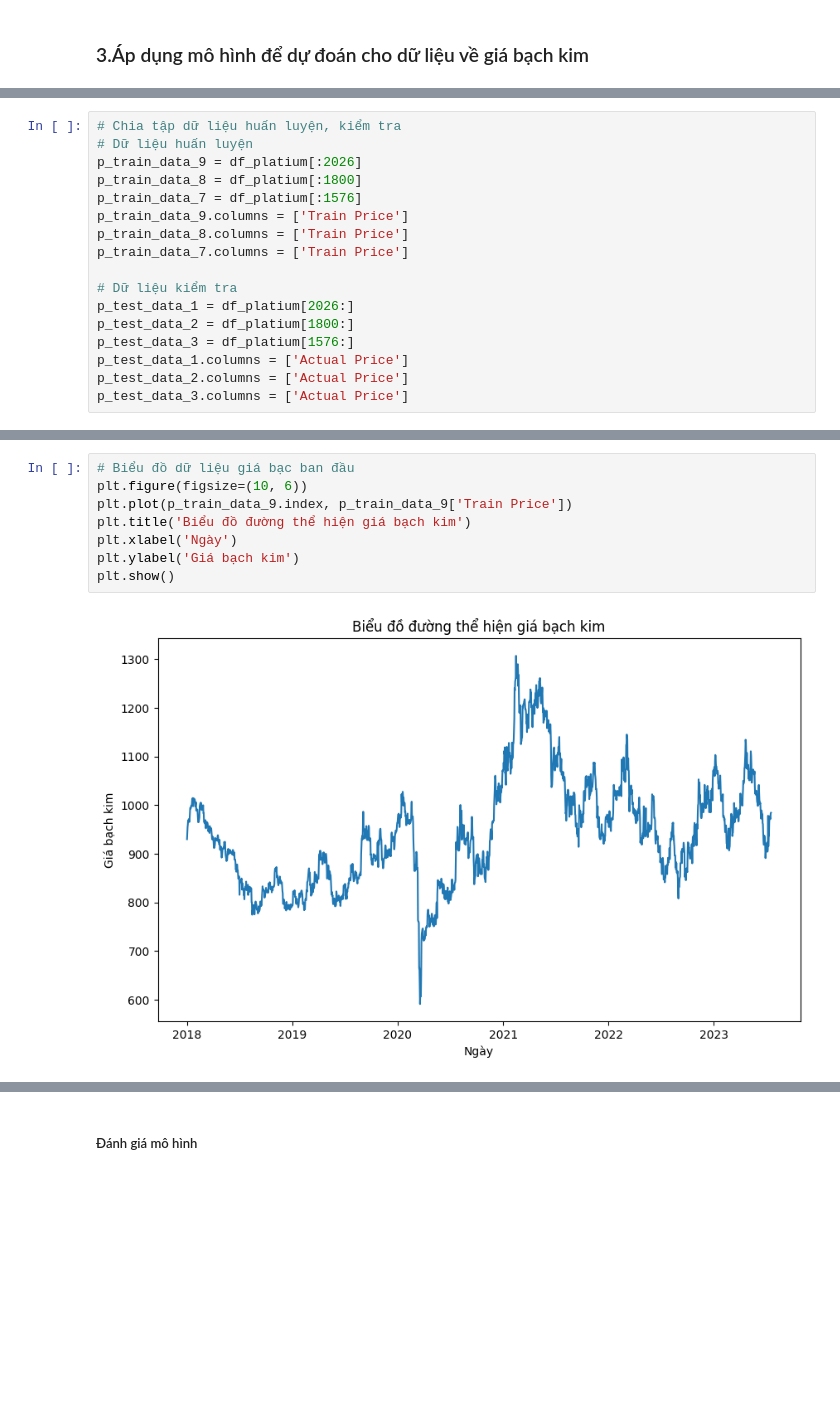
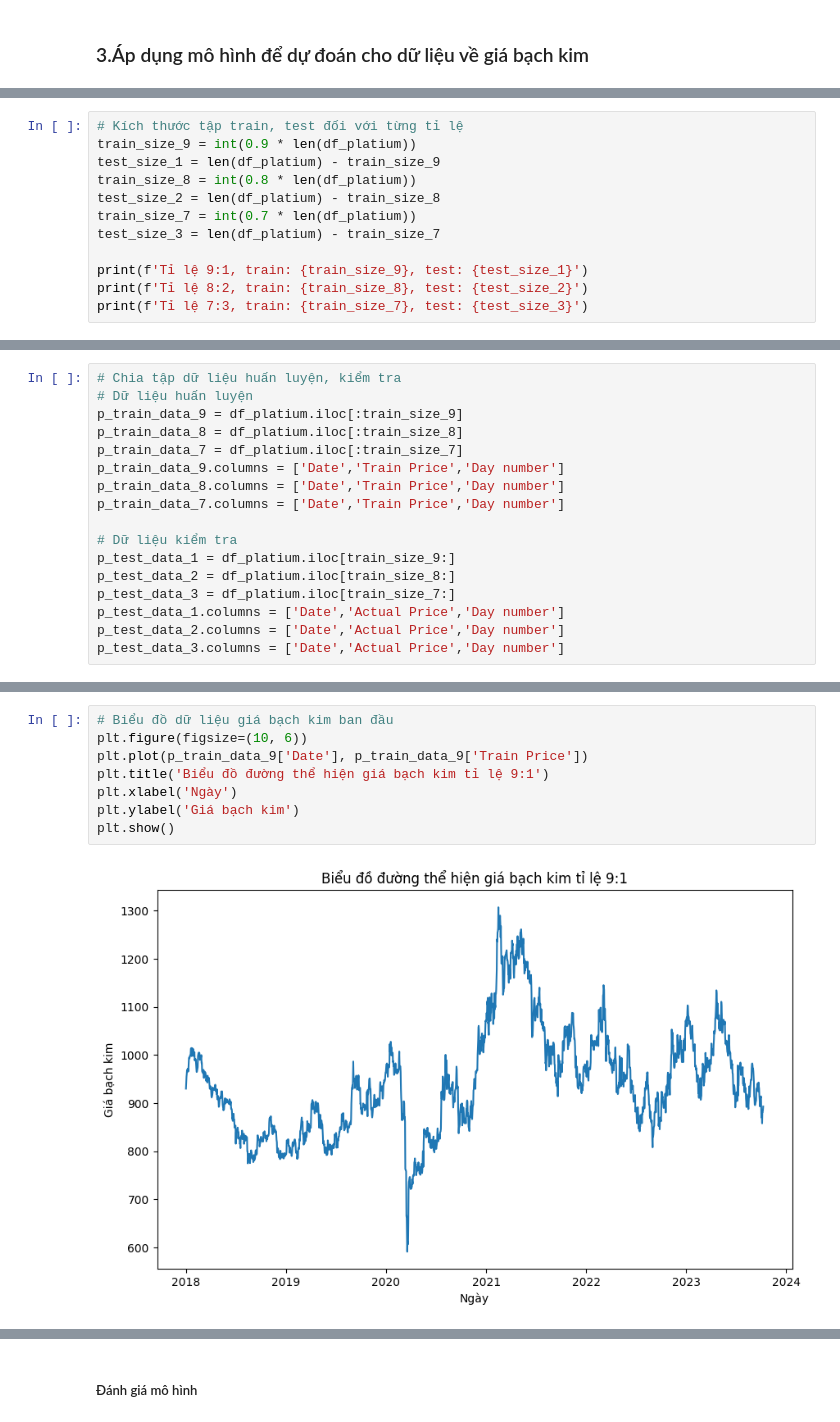
Before and after one commit to Kt7mmm/IS403_O21_06, a Jupyter notebook: Model/Team06_ARIMA.ipynb, the cells around one changed output, grey strips where cells are left out. Cells and saved outputs as stored; diff of their text form; blank space fills up the shorter version.

```diff
--- a/Model/Team06_ARIMA.ipynb
+++ b/Model/Team06_ARIMA.ipynb
@@ -976,0 +806,12 @@ df_platium
+# %%
+# Kích thước tập train, test đối với từng tỉ lệ
+train_size_9 = int(0.9 * len(df_platium))
+test_size_1 = len(df_platium) - train_size_9
+train_size_8 = int(0.8 * len(df_platium))
+test_size_2 = len(df_platium) - train_size_8
+train_size_7 = int(0.7 * len(df_platium))
+test_size_3 = len(df_platium) - train_size_7
+
+print(f'Tỉ lệ 9:1, train: {train_size_9}, test: {test_size_1}')
+print(f'Tỉ lệ 8:2, train: {train_size_8}, test: {test_size_2}')
+print(f'Tỉ lệ 7:3, train: {train_size_7}, test: {test_size_3}')
@@ -977,18 +822,18 @@ df_platium
 # %%
 # Chia tập dữ liệu huấn luyện, kiểm tra
 # Dữ liệu huấn luyện
-p_train_data_9 = df_platium[:2026]
-p_train_data_8 = df_platium[:1800]
-p_train_data_7 = df_platium[:1576]
-p_train_data_9.columns = ['Train Price']
-p_train_data_8.columns = ['Train Price']
-p_train_data_7.columns = ['Train Price']
+p_train_data_9 = df_platium.iloc[:train_size_9]
+p_train_data_8 = df_platium.iloc[:train_size_8]
+p_train_data_7 = df_platium.iloc[:train_size_7]
+p_train_data_9.columns = ['Date','Train Price','Day number']
+p_train_data_8.columns = ['Date','Train Price','Day number']
+p_train_data_7.columns = ['Date','Train Price','Day number']
 
 # Dữ liệu kiểm tra
-p_test_data_1 = df_platium[2026:]
-p_test_data_2 = df_platium[1800:]
-p_test_data_3 = df_platium[1576:]
-p_test_data_1.columns = ['Actual Price']
-p_test_data_2.columns = ['Actual Price']
-p_test_data_3.columns = ['Actual Price']
+p_test_data_1 = df_platium.iloc[train_size_9:]
+p_test_data_2 = df_platium.iloc[train_size_8:]
+p_test_data_3 = df_platium.iloc[train_size_7:]
+p_test_data_1.columns = ['Date','Actual Price','Day number']
+p_test_data_2.columns = ['Date','Actual Price','Day number']
+p_test_data_3.columns = ['Date','Actual Price','Day number']
 # %% [markdown]
@@ -1003,10 +841,10 @@ plt.show()
 # %%
-# Biểu đồ dữ liệu giá bạc ban đầu
+# Biểu đồ dữ liệu giá bạch kim ban đầu
 plt.figure(figsize=(10, 6))
-plt.plot(p_train_data_9.index, p_train_data_9['Train Price'])
-plt.title('Biểu đồ đường thể hiện giá bạch kim')
+plt.plot(p_train_data_9['Date'], p_train_data_9['Train Price'])
+plt.title('Biểu đồ đường thể hiện giá bạch kim tỉ lệ 9:1')
 plt.xlabel('Ngày')
 plt.ylabel('Giá bạch kim')
 plt.show()
 # %% [output]
-[figure, old version]
+[figure, new version]
```
Also changed, not shown: parts of 161 cells of this notebook, 1 other file.
